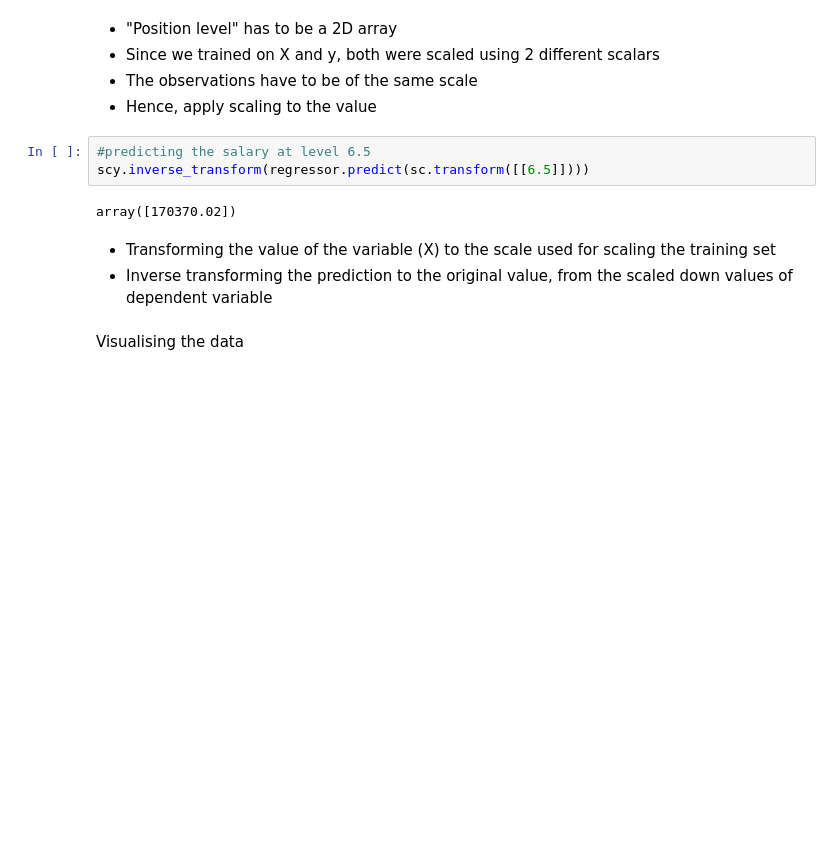
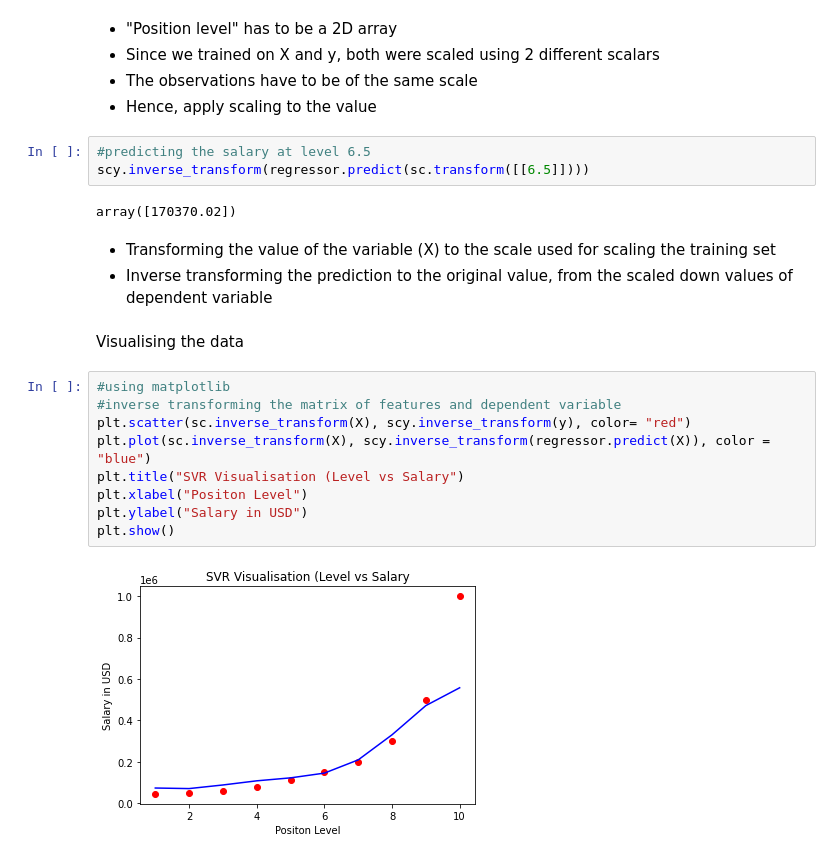
Before and after one commit to Khan-solo/Support_Vector_Regression, a Jupyter notebook: Support_Vector_Regressoin.ipynb, the cells around one changed output. Cells and saved outputs as stored; diff of their text form; blank space fills up the shorter version.

Commit message:
Added prediction and visualisation code cells

```diff
--- a/Support_Vector_Regressoin.ipynb
+++ b/Support_Vector_Regressoin.ipynb
@@ -65,3 +65,14 @@ array([170370.02])
 * Inverse transforming the prediction to the original value, from the scaled down values of dependent variable
 # %% [markdown]
 Visualising the data
+# %%
+#using matplotlib
+#inverse transforming the matrix of features and dependent variable
+plt.scatter(sc.inverse_transform(X), scy.inverse_transform(y), color= "red")
+plt.plot(sc.inverse_transform(X), scy.inverse_transform(regressor.predict(X)), color = "blue")
+plt.title("SVR Visualisation (Level vs Salary")
+plt.xlabel("Positon Level")
+plt.ylabel("Salary in USD")
+plt.show()
+# %% [output]
+[figure, added]
```
Also changed, not shown: parts of 2 cells of this notebook.
